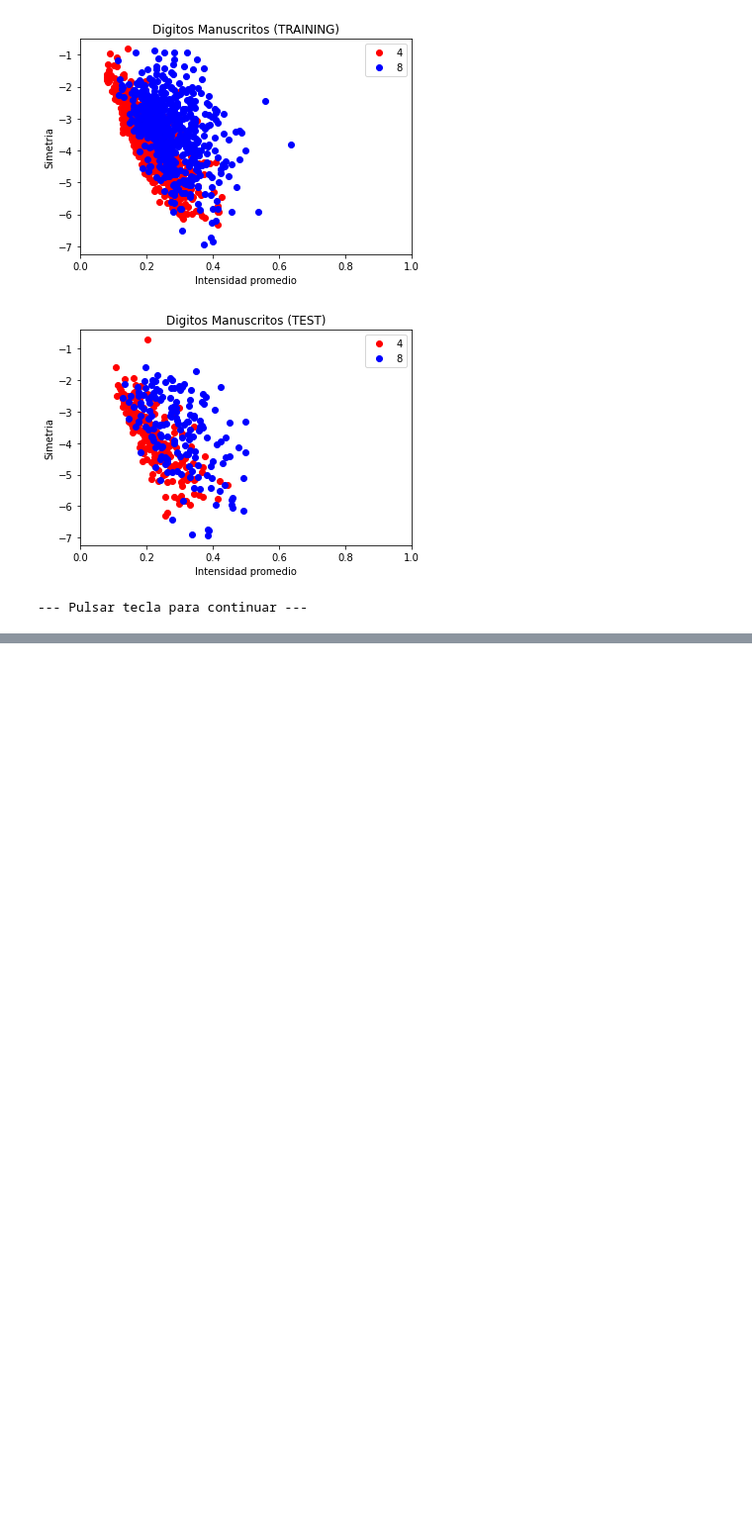
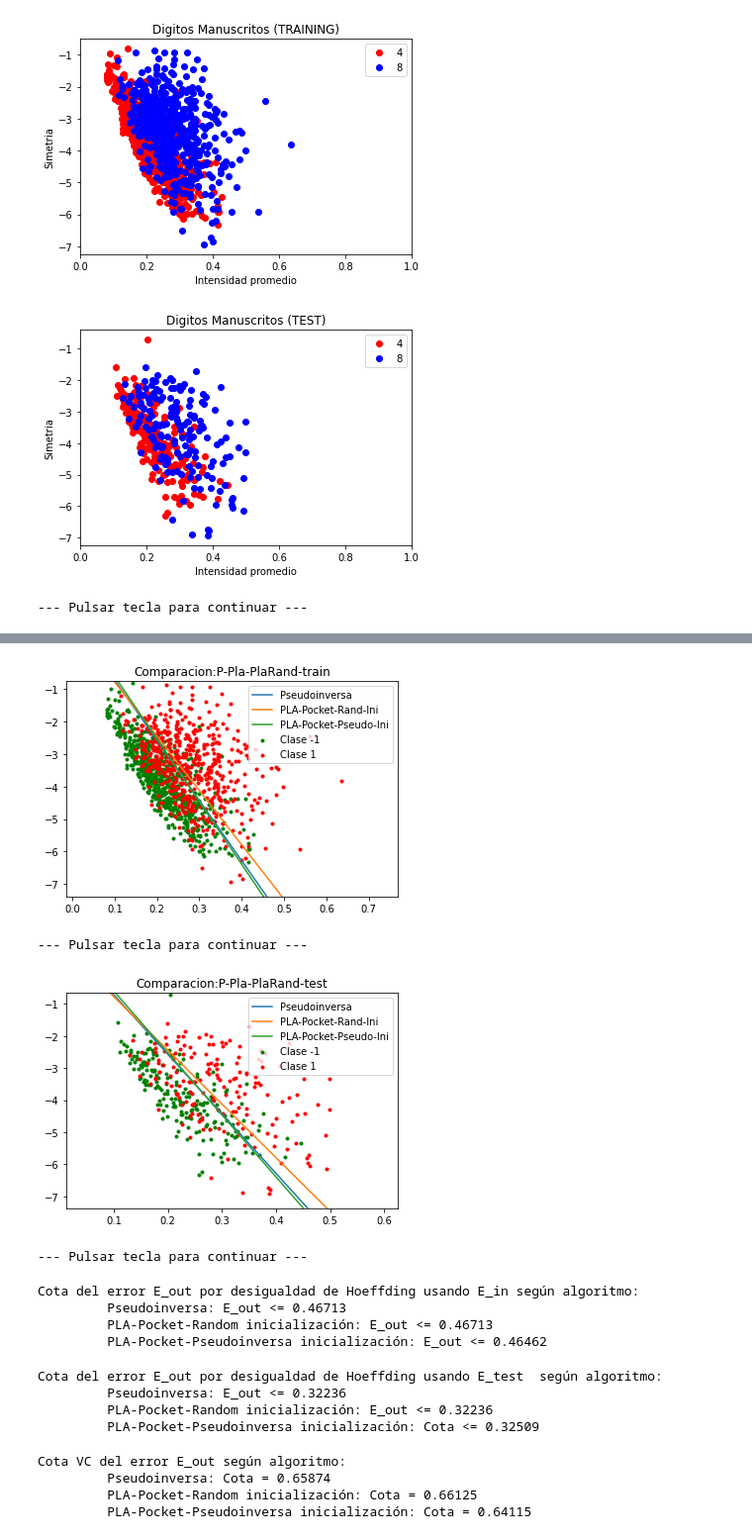
Before and after one commit to fjsaezm/ML, a Jupyter notebook: P2/P2.ipynb, the cells around one changed output, grey strips where cells are left out. Shown at 99% size. Cells and saved outputs as stored; diff of their text form; code cells hidden in the pictures; blank space fills up the shorter version.

```diff
--- a/P2/P2.ipynb
+++ b/P2/P2.ipynb
@@ -810,0 +833,10 @@ Pesos PLA: [ -6.84467708 128.40903625   7.039531  ]
+# %%
+scatter_multiple(x,y,ws = [w_pseudo,w_pla_rand,w_pla_pseudo],reg_titles = ["Pseudoinversa", "PLA-Pocket-Rand-Ini","PLA-Pocket-Pseudo-Ini" ], title = "Comparacion:P-Pla-PlaRand-train")
+wait()
+scatter_multiple(x_test,y_test,ws = [w_pseudo,w_pla_rand,w_pla_pseudo],reg_titles = ["Pseudoinversa", "PLA-Pocket-Rand-Ini","PLA-Pocket-Pseudo-Ini"], title = "Comparacion:P-Pla-PlaRand-test")
+wait()
+# %% [output]
+[figure, added]
+--- Pulsar tecla para continuar ---
+[figure, added]
+--- Pulsar tecla para continuar ---
@@ -811,4 +852,46 @@ Pesos PLA: [ -6.84467708 128.40903625   7.039531  ]
+# %%
+N = len(x)
+hoeff_pseudo = Hoeffding_bound(error(x,y,w_pseudo),N)
+hoeff_pla_rand =Hoeffding_bound(error(x,y,w_pla_rand),N)
+hoeff_pla_pseudo = Hoeffding_bound(error(x,y,w_pla_pseudo),N)
+
+print("Cota del error E_out por desigualdad de Hoeffding usando E_in según algoritmo:")
+print("\t Pseudoinversa: E_out <= {:0.5f}".format(hoeff_pseudo))
+print("\t PLA-Pocket-Random inicialización: E_out <= {:0.5f}".format(hoeff_pla_rand))
+print("\t PLA-Pocket-Pseudoinversa inicialización: E_out <= {:0.5f}".format(hoeff_pla_pseudo))
+# %% [output]
+Cota del error E_out por desigualdad de Hoeffding usando E_in según algoritmo:
+         Pseudoinversa: E_out <= 0.46713
+         PLA-Pocket-Random inicialización: E_out <= 0.46713
+         PLA-Pocket-Pseudoinversa inicialización: E_out <= 0.46462
+# %%
+N = len(x_test)
+card_h = 1
+hoeff_pseudo_t = Hoeffding_bound(error(x_test,y_test,w_pseudo),N,card_h)
+hoeff_pla_rand_t =Hoeffding_bound(error(x_test,y_test,w_pla_rand),N,card_h)
+hoeff_pla_pseudo_t = Hoeffding_bound(error(x_test,y_test,w_pla_pseudo),N,card_h)
+
+print("Cota del error E_out por desigualdad de Hoeffding usando E_test  según algoritmo:")
+print("\t Pseudoinversa: E_out <= {:0.5f}".format(hoeff_pseudo_t))
+print("\t PLA-Pocket-Random inicialización: E_out <= {:0.5f}".format(hoeff_pla_rand_t))
+print("\t PLA-Pocket-Pseudoinversa inicialización: Cota <= {:0.5f}".format(hoeff_pla_pseudo_t))
+# %% [output]
+Cota del error E_out por desigualdad de Hoeffding usando E_test  según algoritmo:
+         Pseudoinversa: E_out <= 0.32236
+         PLA-Pocket-Random inicialización: E_out <= 0.32236
+         PLA-Pocket-Pseudoinversa inicialización: Cota <= 0.32509
 # %%
-#COTA SOBRE EL ERROR
+d_VC_PLA = 3
+bound_pseudo = VC_bound(error(x,y,w_pseudo),N,d_VC_PLA)
+bound_pla_rand = VC_bound(error(x,y,w_pla_rand),N,d_VC_PLA)
+bound_pla_pseudo =VC_bound(error(x,y,w_pla_pseudoini),N,d_VC_PLA)
 
-#CODIGO DEL ESTUDIANTE
+print("Cota VC del error E_out según algoritmo:")
+print("\t Pseudoinversa: E_out <= {:0.5f}".format(bound_pseudo))
+print("\t PLA-Pocket-Random inicialización: E_out <= {:0.5f}".format(bound_pla_rand))
+print("\t PLA-Pocket-Pseudoinversa inicialización: E_out <= {:0.5f}".format(bound_pla_pseudo))
+# %% [output]
+Cota VC del error E_out según algoritmo:
+         Pseudoinversa: Cota = 0.65874
+         PLA-Pocket-Random inicialización: Cota = 0.66125
+         PLA-Pocket-Pseudoinversa inicialización: Cota = 0.64115
```
Also changed, not shown: parts of 17 cells of this notebook, 28 other files.
